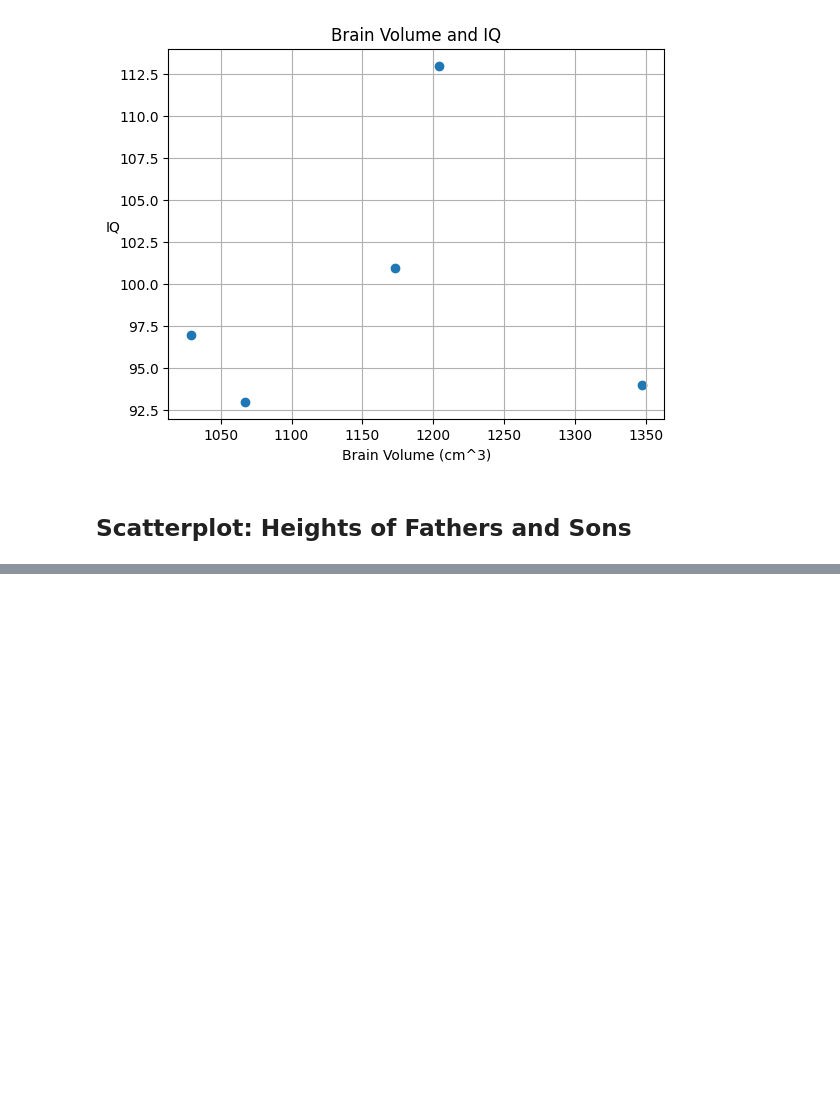
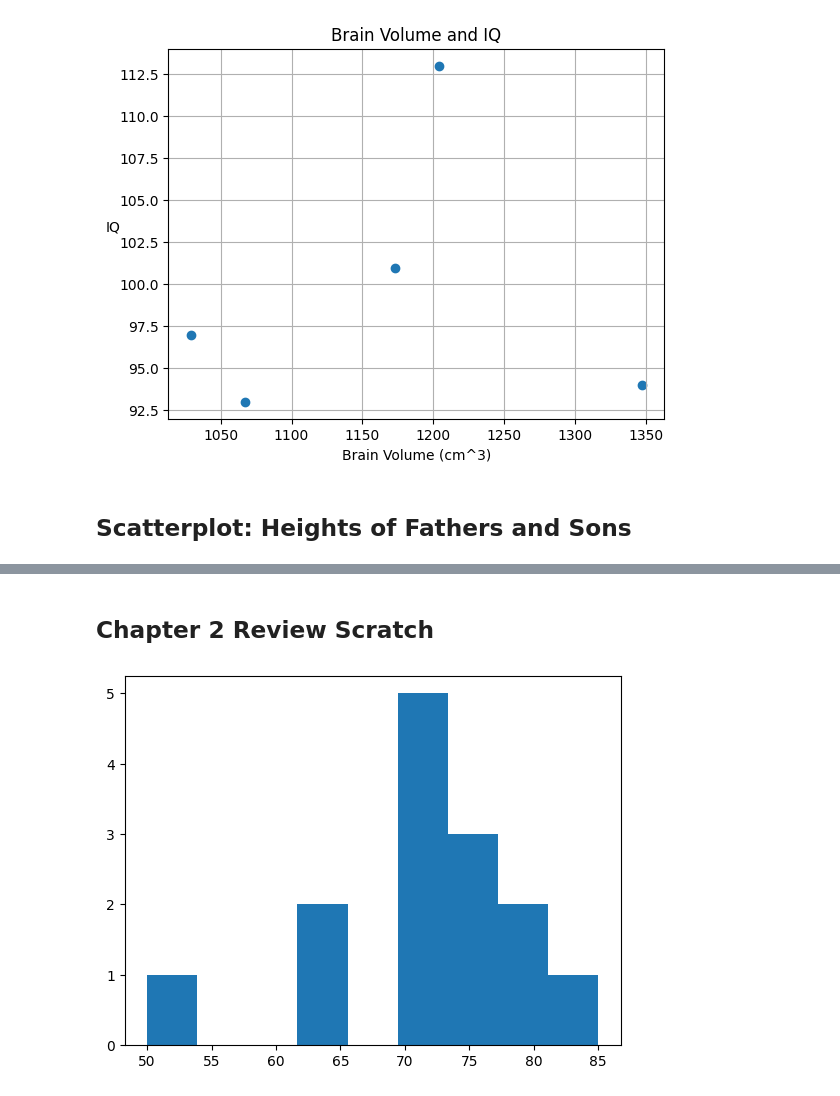
Before and after one commit to amodelbello/MATH-1350-Introduction-to-Statistics, a Jupyter notebook: notebooks/MATH-1350-notebooks/Homework 2.4.ipynb, the cells around one changed output, grey strips where cells are left out. Saved outputs shown, nothing was run; the diff lists cells and outputs as text; code cells hidden in the pictures; blank space fills up the shorter version.

```diff
--- a/notebooks/MATH-1350-notebooks/Homework 2.4.ipynb
+++ b/notebooks/MATH-1350-notebooks/Homework 2.4.ipynb
@@ -44,0 +45,9 @@ plt.show()
+# %% [markdown]
+## Chapter 2 Review Scratch
+# %%
+soda_volume = [70,70,75,65,50,70,70,80,75,85,75,80,65,70]
+n_bins = 10
+plt.hist(soda_volume, bins=n_bins)
+plt.show()
+# %% [output]
+[figure, added]
```
Also changed, not shown: parts of 1 cell of this notebook, 1 other file.
